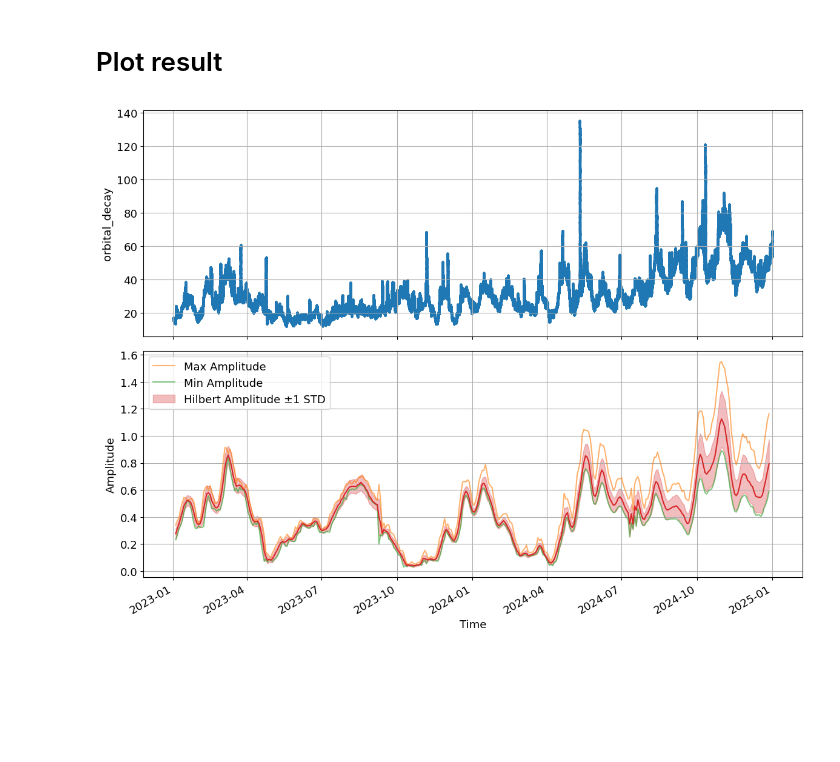
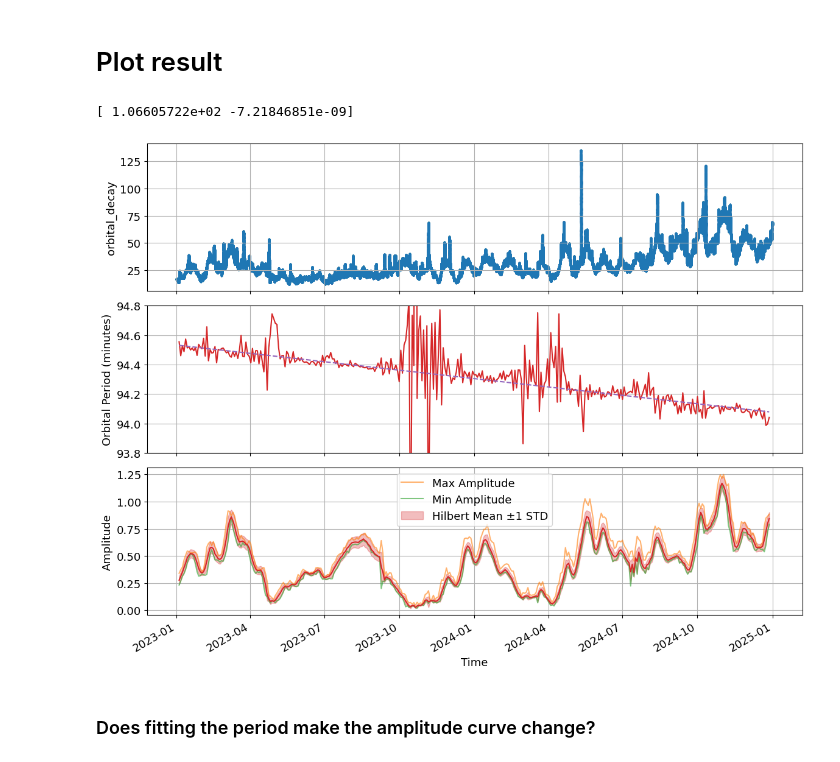
Before and after one commit to David-Student-Bern/MT, a Jupyter notebook: Analysis/modeling/amplitude_finder.ipynb, the cells around one changed output. Cells and saved outputs as stored; diff of their text form; code cells hidden in the pictures; blank space fills up the shorter version.

Commit message:
finalised amplitude analysis of GRACE orbital period

```diff
--- a/Analysis/modeling/amplitude_finder.ipynb
+++ b/Analysis/modeling/amplitude_finder.ipynb
@@ -42,7 +42,7 @@ np.random.seed(42)
 # %%
 from utils.plot_loader import create_subset
 
-df_subset = create_subset(GFOC_data, start_date='2024-10-19', end_date='2024-10-22', resample_rate='30s')
+df_subset = create_subset(GFOC_data, start_date='2023-10-31', end_date='2023-11-04', resample_rate='30s')
 # df_subset.set_index('time', inplace=True)
 df_subset.index = pd.to_datetime(df_subset.index)
 # %%
@@ -212,31 +289,67 @@ fig = res.plot()
 # %% [markdown]
 # Plot result
+# %%
+# fit a polynomal to the orbital period over time
+from numpy.polynomial import Polynomial
+# Convert time to seconds
+x = (amp_df.index.astype(np.int64) / 1e9).values
+y = amp_df['orbital_period'].values
+
+# --- Parameters ---
+deg = 1           # polynomial degree
+n_iter = 5        # number of IRLS iterations
+c = 4.685         # tuning constant for Tukey’s biweight (robustness level)
+
+# --- Initialize ---
+p = Polynomial.fit(x, y, deg)
+for _ in range(n_iter):
+    y_pred = p(x)
+    resid = y - y_pred
+    mad = np.median(np.abs(resid - np.median(resid)))  # robust scale
+    u = resid / (1.4826 * mad + 1e-8)  # normalized residuals
+
+    # Tukey’s biweight function
+    w = np.clip((1 - (u / c)**2), 0, 1)**2
+
+    # Refit using weights
+    p = Polynomial.fit(x, y, deg, w=w)
+
+# --- Final smooth fit ---
+x_fit = np.linspace(x.min(), x.max(), 100)
+y_fit = p(x_fit)
+
+print(p.convert().coef)
+# %% [output]
+[ 1.06605722e+02 -7.21846851e-09]
 # %%
 # plot all features from columns_needed
-fig, axes = plt.subplots(2, 1, figsize=(12, 9), sharex=True)
+fig, axes = plt.subplots(3, 1, figsize=(12, 9), sharex=True)
 
 axes[0].scatter(df.index, df['orbital_decay'], s=2, c='C0', alpha=0.6)
 axes[0].set_ylabel('orbital_decay')
 axes[0].grid(True)
 
-axes[1].plot(amp_df.index, amp_df['amp_max'], c='C1', alpha=0.6, label='Max Amplitude')
-axes[1].plot(amp_df.index, amp_df['amp_min'], c='C2', alpha=0.6, label='Min Amplitude')
-axes[1].plot(amp_df.index, amp_df['hilbert_amp_mean'], c='C3')
-axes[1].fill_between(amp_df.index, amp_df['hilbert_amp_mean']-amp_df['hilbert_amp_std'], amp_df['hilbert_amp_mean']+amp_df['hilbert_amp_std'], color='C3', alpha=0.3, label = 'Hilbert Amplitude ±1 STD')
-axes[1].legend()
-axes[1].set_ylabel('Amplitude')
-axes[1].set_xlabel('Time')
+axes[1].plot(amp_df.index, amp_df['orbital_period'], c='C3')
+# axes[1].plot(pd.to_datetime(x_fit*1e9), y_fit, c='C4', linestyle='--', label='Polynomial Fit (deg=2)')
+axes[1].plot(amp_df.index, p(amp_df.index.astype(np.int64) / 1e9), c='C4', linestyle='--', label='Polynomial Fit (deg=1)')
+axes[1].set_ylabel('Orbital Period (minutes)')
+# axes[1].set_xlabel('Time')
+axes[1].set_ylim(93.8, 94.8)
 axes[1].grid(True)
 
-# axes[2].plot(amp_df.index, amp_df['hilbert_amp_mean'], c='C3')
-# axes[2].fill_between(amp_df.index, amp_df['hilbert_amp_mean']-amp_df['hilbert_amp_std'], amp_df['hilbert_amp_mean']+amp_df['hilbert_amp_std'], color='C3', alpha=0.3, label = 'Hilbert Amplitude ±1 STD')
-# axes[2].set_ylabel('Amplitude')
-# axes[2].set_xlabel('Time')
-# axes[2].legend()
-# axes[2].grid(True)
+axes[2].plot(amp_df.index, amp_df['amp_max'], c='C1', alpha=0.6, label='Max Amplitude')
+axes[2].plot(amp_df.index, amp_df['amp_min'], c='C2', alpha=0.6, label='Min Amplitude')
+axes[2].plot(amp_df.index, amp_df['hilbert_amp_mean'], c='C3')
+axes[2].fill_between(amp_df.index, amp_df['hilbert_amp_mean']-amp_df['hilbert_amp_std'], amp_df['hilbert_amp_mean']+amp_df['hilbert_amp_std'], color='C3', alpha=0.3, label = 'Hilbert Mean ±1 STD')
+axes[2].legend()
+axes[2].set_ylabel('Amplitude')
+axes[2].set_xlabel('Time')
+axes[2].grid(True)
 
 fig.autofmt_xdate()
 plt.tight_layout()
 plt.show()
 # %% [output]
-[figure, old version]
+[figure, new version]
+# %% [markdown]
+### Does fitting the period make the amplitude curve change?
```
Also changed, not shown: parts of 13 cells of this notebook.
